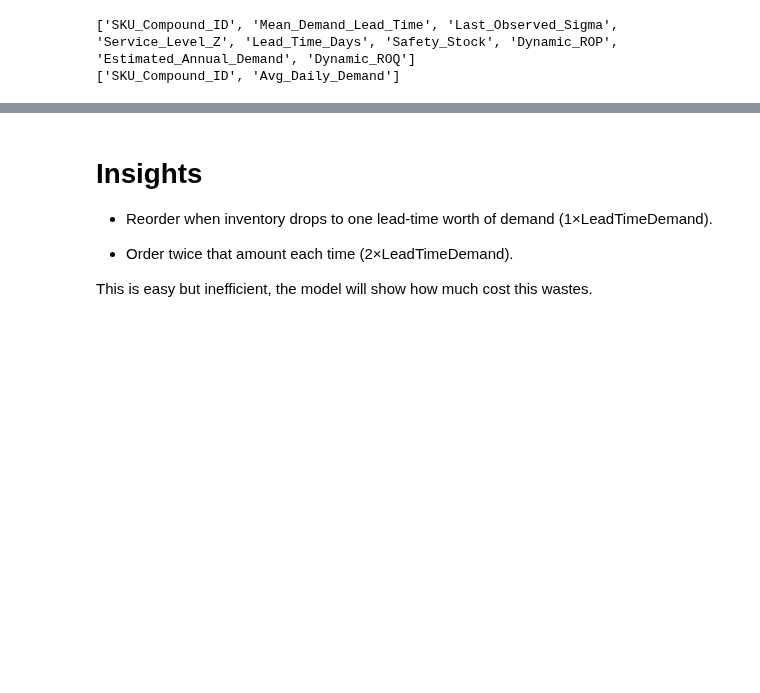
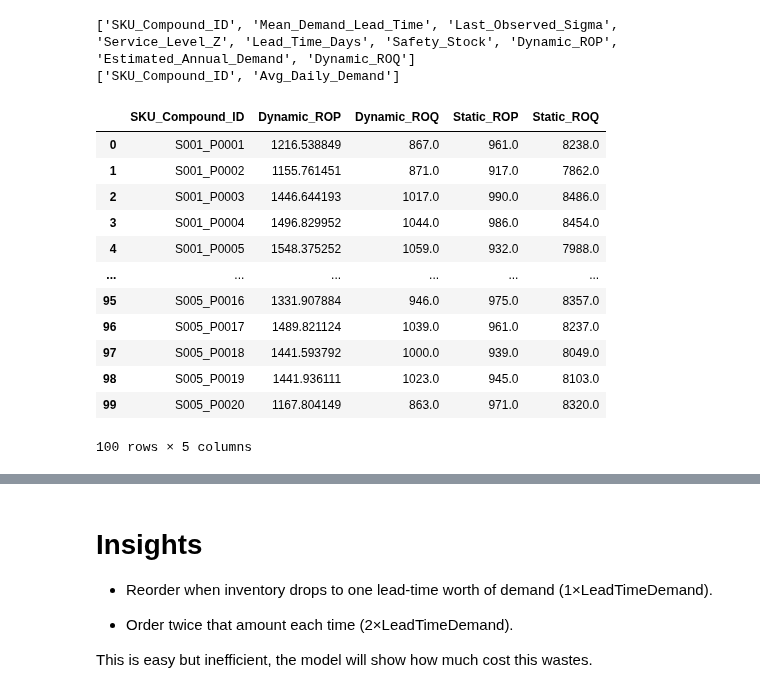
Before and after one commit to Brendatracy-miriti/Inventory_reorder_system, a Jupyter notebook: Notebook/inventory_reorder_system.ipynb, the cells around one changed output, grey strips where cells are left out. Drawn from its saved outputs; the diff is of its cells as text; code cells hidden in the pictures; blank space fills up the shorter version.

```diff
--- a/Notebook/inventory_reorder_system.ipynb
+++ b/Notebook/inventory_reorder_system.ipynb
@@ -306,3 +306,20 @@ future_forecast_data['Static_ROP'] = (future_forecast_data['Avg_Daily_Demand'] *
 # %%
 # Static ROQ is set to 60 days of average demand (a common rule-of-thumb)
 future_forecast_data['Static_ROQ'] = (future_forecast_data['Avg_Daily_Demand'] * 60).round(0)
+# %%
+# Policy Calculation Output
+future_forecast_data[['SKU_Compound_ID', 'Dynamic_ROP', 'Dynamic_ROQ', 'Static_ROP', 'Static_ROQ']]
+# %% [output]
+|  | SKU_Compound_ID | Dynamic_ROP | Dynamic_ROQ | Static_ROP | Static_ROQ |
+| 0 | S001_P0001 | 1216.538849 | 867.0 | 961.0 | 8238.0 |
+| 1 | S001_P0002 | 1155.761451 | 871.0 | 917.0 | 7862.0 |
+| 2 | S001_P0003 | 1446.644193 | 1017.0 | 990.0 | 8486.0 |
+| 3 | S001_P0004 | 1496.829952 | 1044.0 | 986.0 | 8454.0 |
+| 4 | S001_P0005 | 1548.375252 | 1059.0 | 932.0 | 7988.0 |
+| ... | ... | ... | ... | ... | ... |
+| 95 | S005_P0016 | 1331.907884 | 946.0 | 975.0 | 8357.0 |
+| 96 | S005_P0017 | 1489.821124 | 1039.0 | 961.0 | 8237.0 |
+| 97 | S005_P0018 | 1441.593792 | 1000.0 | 939.0 | 8049.0 |
+| 98 | S005_P0019 | 1441.936111 | 1023.0 | 945.0 | 8103.0 |
+| 99 | S005_P0020 | 1167.804149 | 863.0 | 971.0 | 8320.0 |
+100 rows × 5 columns
```
Also changed, not shown: parts of 8 cells of this notebook.
